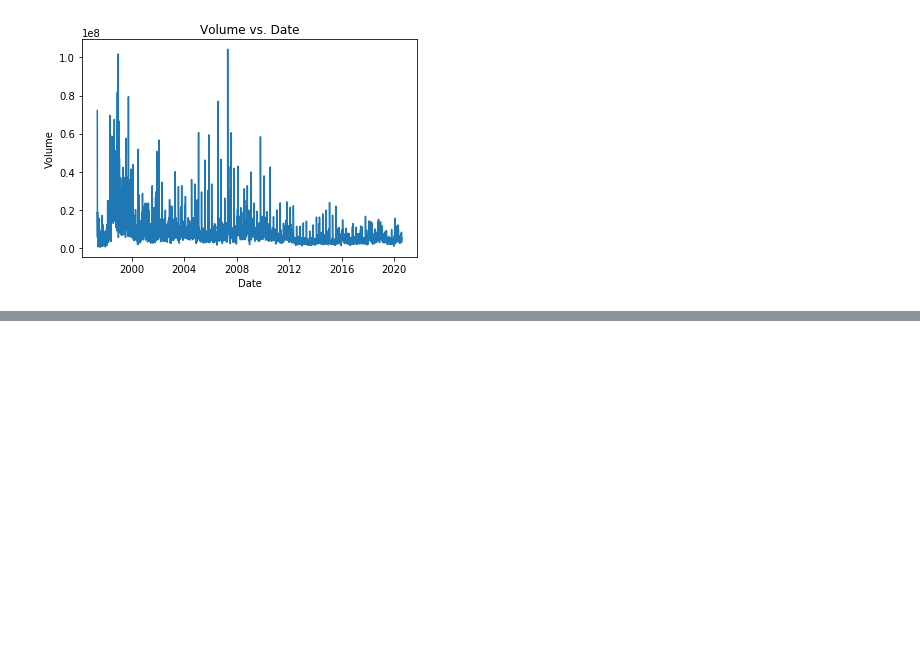
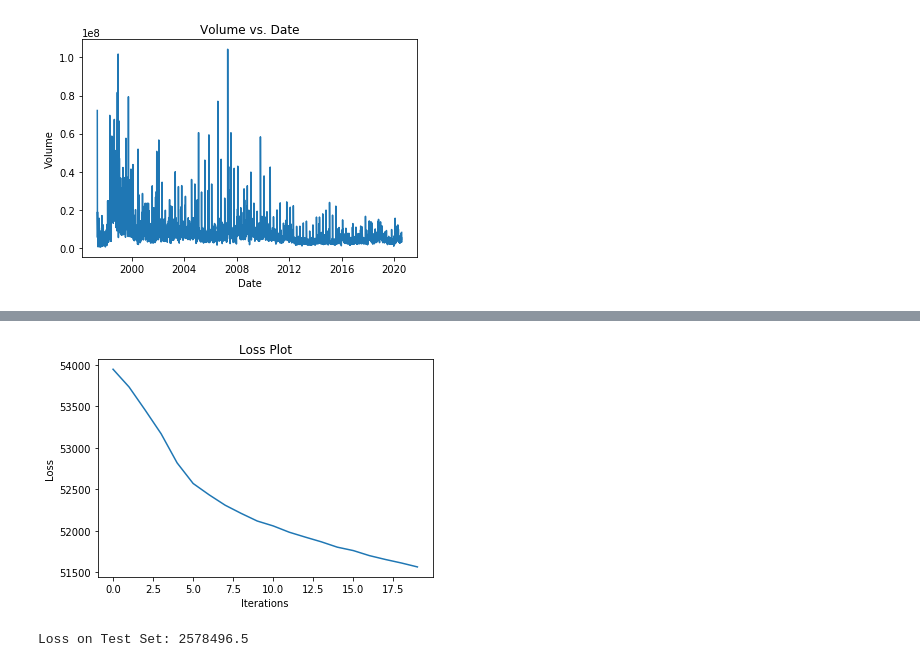
Before and after one commit to tymefighter/Forecast, a Jupyter notebook: notebooks/forecast-amazon-dataset.ipynb, the cells around one changed output, grey strips where cells are left out. Cells and saved outputs as stored; diff of their text form; code cells hidden in the pictures; blank space fills up the shorter version.

```diff
--- a/notebooks/forecast-amazon-dataset.ipynb
+++ b/notebooks/forecast-amazon-dataset.ipynb
@@ -60,0 +244,12 @@ for column_name in column_names:
+# %%
+# Converting long training data into multiple
+# smaller training sequences
+
+forecastHorizon = 1
+seqLength = 500
+trainSequences = Utility.breakTrainSeq(
+    targetSeries=targetTrain,
+    exogenousSeries=exoTrain,
+    seqLength=seqLength,
+    forecastHorizon=forecastHorizon
+)
@@ -60,0 +260,28 @@ for column_name in column_names:
+# %%
+# Model and Training Hyperparameters
+
+# Model Hyperparameters
+forecastHorizon = 1
+stateSize = 20
+activation = 'tanh'
+numRnnLayers = 4
+numExoVariables = exogenousSeries.shape[1]
+
+# Training Hyperparameters
+numIterations = 20
+optimizer = tf.optimizers.Adam()
+# %%
+model = GruForecastUnivariate(
+    forecastHorizon=forecastHorizon,
+    stateSize=stateSize,
+    activation=activation,
+    numRnnLayers=numRnnLayers,
+    numExoVariables=numExoVariables,
+)
+# %%
+losses = model.train(
+    trainSequences=trainSequences,
+    numIterations=numIterations,
+    optimizer=optimizer,
+    returnLosses=True
+)
@@ -60,0 +306,16 @@ for column_name in column_names:
+# %%
+Plot.plotLoss(losses)
+# %% [output]
+[figure, added]
+# %%
+loss, pred = model.evaluate(
+    targetSeries=targetTest,
+    exogenousSeries=exoTest[:exoTest.shape[0] - forecastHorizon, :],
+    returnPred=True
+)
+
+target = targetTest[forecastHorizon:]
+
+print(f'Loss on Test Set: {loss}')
+# %% [output]
+Loss on Test Set: 2578496.5
```
Also changed, not shown: parts of 21 cells of this notebook.
